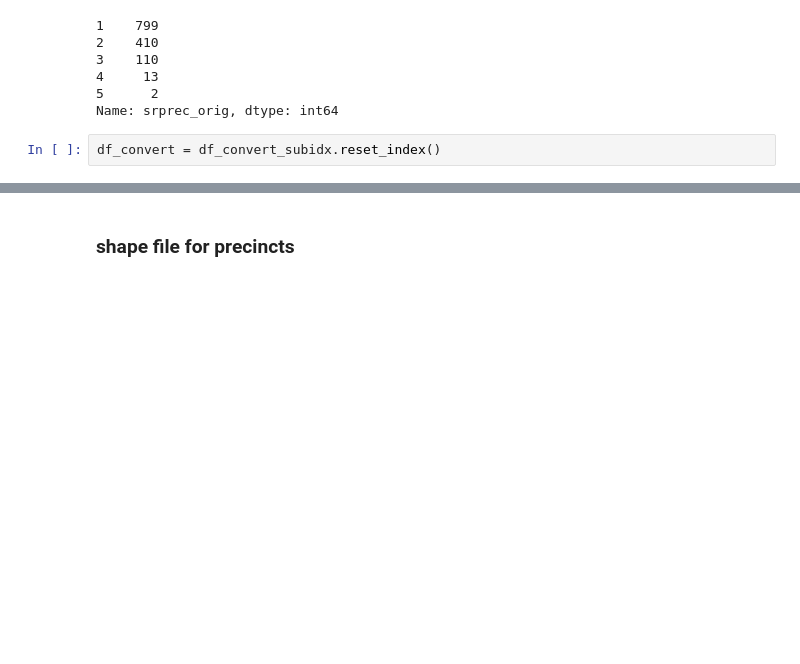
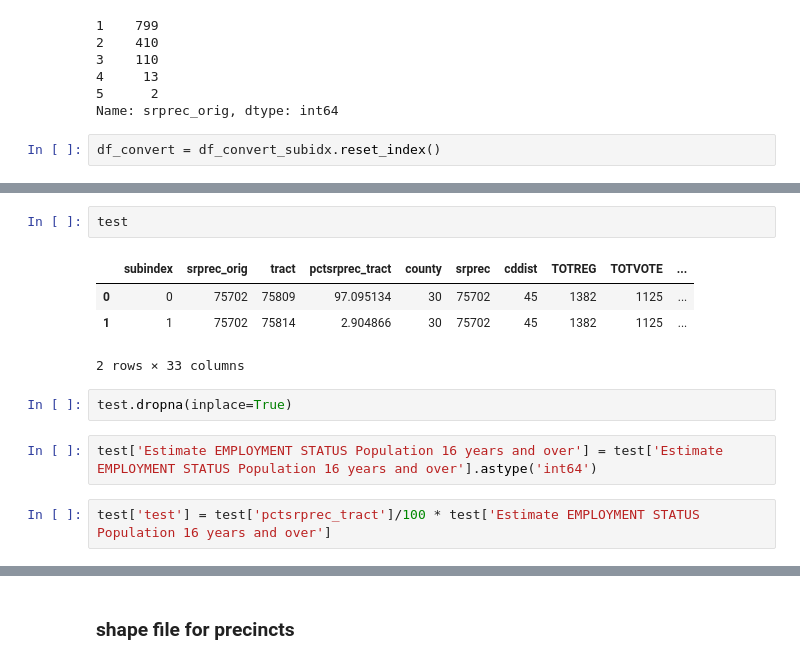
Before and after one commit to git-nmf/Orange_County_Voting_Trends, a Jupyter notebook: 25_add_census_data.ipynb, the cells around one changed output, grey strips where cells are left out. Drawn from its saved outputs; the diff is of its cells as text; blank space fills up the shorter version.

```diff
--- a/25_add_census_data.ipynb
+++ b/25_add_census_data.ipynb
@@ -472,0 +525,13 @@ converter(precincts)
+# %%
+test
+# %% [output]
+|  | subindex | srprec_orig | tract | pctsrprec_tract | county | srprec | cddist | TOTREG | TOTVOTE | ... |
+| 0 | 0 | 75702 | 75809 | 97.095134 | 30 | 75702 | 45 | 1382 | 1125 | ... |
+| 1 | 1 | 75702 | 75814 | 2.904866 | 30 | 75702 | 45 | 1382 | 1125 | ... |
+2 rows × 33 columns
+# %%
+test.dropna(inplace=True)
+# %%
+test['Estimate EMPLOYMENT STATUS Population 16 years and over'] = test['Estimate EMPLOYMENT STATUS Population 16 years and over'].astype('int64')
+# %%
+test['test'] = test['pctsrprec_tract']/100 * test['Estimate EMPLOYMENT STATUS Population 16 years and over']
```
Also changed, not shown: parts of 23 cells of this notebook, 1 other file.
